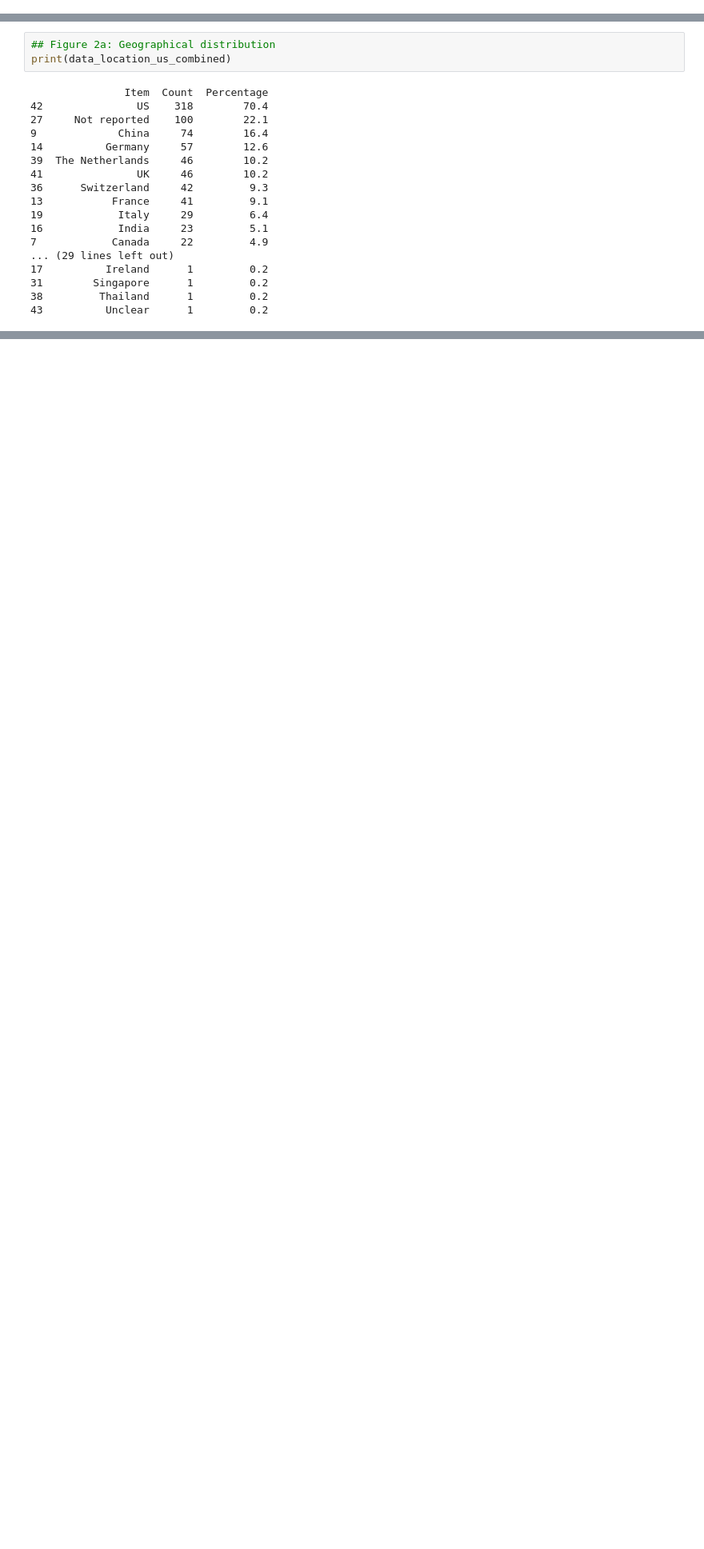
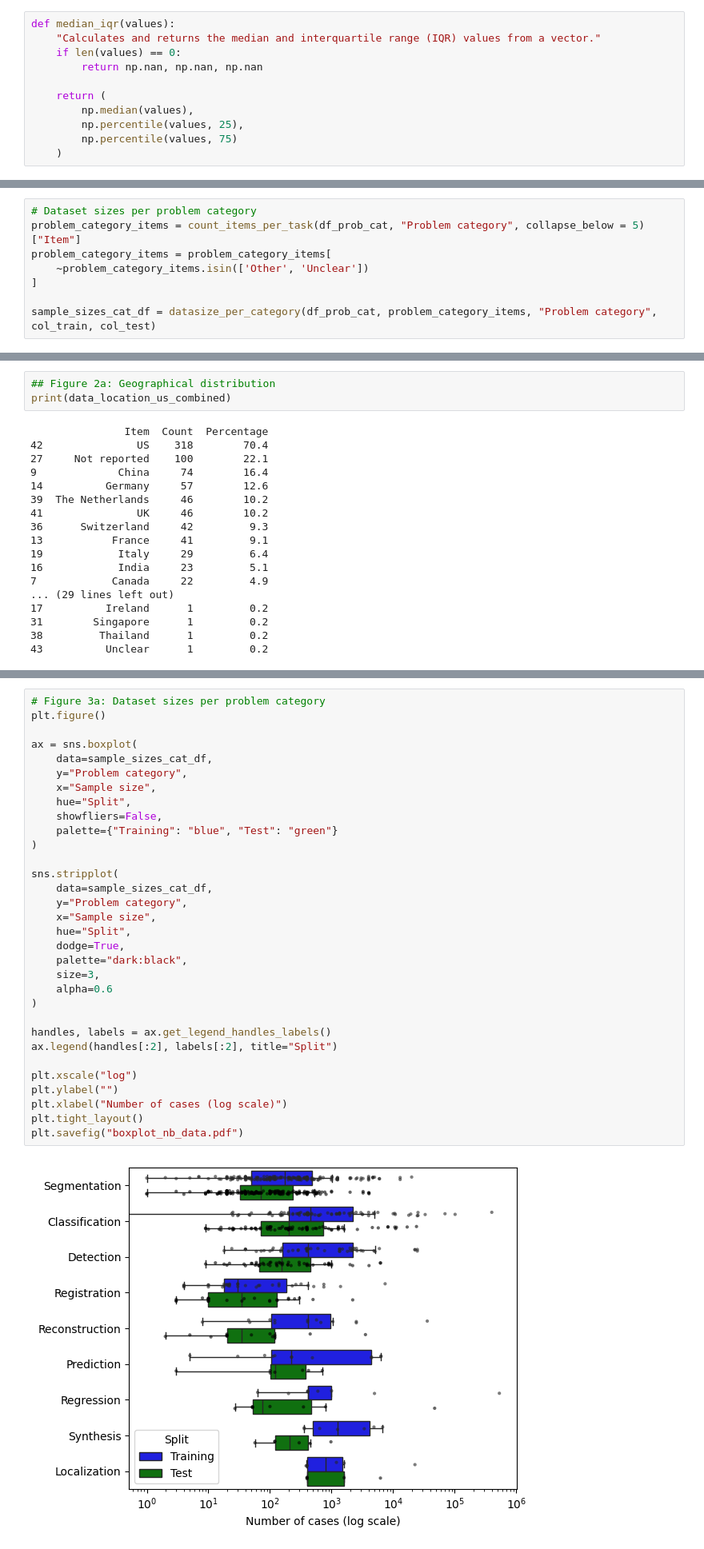
Before and after one commit to IMSY-DKFZ/medical-imaging-ai-competitions-lack-fairness, a Jupyter notebook: descriptive_analysis.ipynb, the cells around one changed output, grey strips where cells are left out. Shown at 80% size. Saved outputs shown, nothing was run; the diff lists cells and outputs as text; blank space fills up the shorter version.

```diff
--- a/descriptive_analysis.ipynb
+++ b/descriptive_analysis.ipynb
@@ -231,3 +262,14 @@ def only_numbers(df: pd.DataFrame, column: str) -> Tuple[pd.Series, int, float]:
     percentage = (count / n_relevant * 100).round(1)
 
     return valid, count, percentage
+# %%
+def median_iqr(values):
+    "Calculates and returns the median and interquartile range (IQR) values from a vector."
+    if len(values) == 0:
+        return np.nan, np.nan, np.nan
+
+    return (
+        np.median(values),
+        np.percentile(values, 25),
+        np.percentile(values, 75)
+    )
@@ -986,3 +1327,11 @@ print(problem_category)
 8        Synthesis      6         1.3
 9          Unclear      2         0.4
 10           Other     64        13.6
+# %%
+# Dataset sizes per problem category
+problem_category_items = count_items_per_task(df_prob_cat, "Problem category", collapse_below = 5)["Item"]
+problem_category_items = problem_category_items[
+    ~problem_category_items.isin(['Other', 'Unclear'])
+]
+
+sample_sizes_cat_df = datasize_per_category(df_prob_cat, problem_category_items, "Problem category", col_train, col_test)
@@ -1208,0 +1681,34 @@ plt.show()
+# %%
+# Figure 3a: Dataset sizes per problem category
+plt.figure()
+
+ax = sns.boxplot(
+    data=sample_sizes_cat_df,
+    y="Problem category",
+    x="Sample size",
+    hue="Split",
+    showfliers=False,
+    palette={"Training": "blue", "Test": "green"}
+)
+
+sns.stripplot(
+    data=sample_sizes_cat_df,
+    y="Problem category",
+    x="Sample size",
+    hue="Split",
+    dodge=True,
+    palette="dark:black",
+    size=3,
+    alpha=0.6
+)
+
+handles, labels = ax.get_legend_handles_labels()
+ax.legend(handles[:2], labels[:2], title="Split")
+
+plt.xscale("log")
+plt.ylabel("")
+plt.xlabel("Number of cases (log scale)")
+plt.tight_layout()
+plt.savefig("boxplot_nb_data.pdf")
+# %% [output]
+[figure, added]
```
Also changed, not shown: parts of 53 cells of this notebook.
